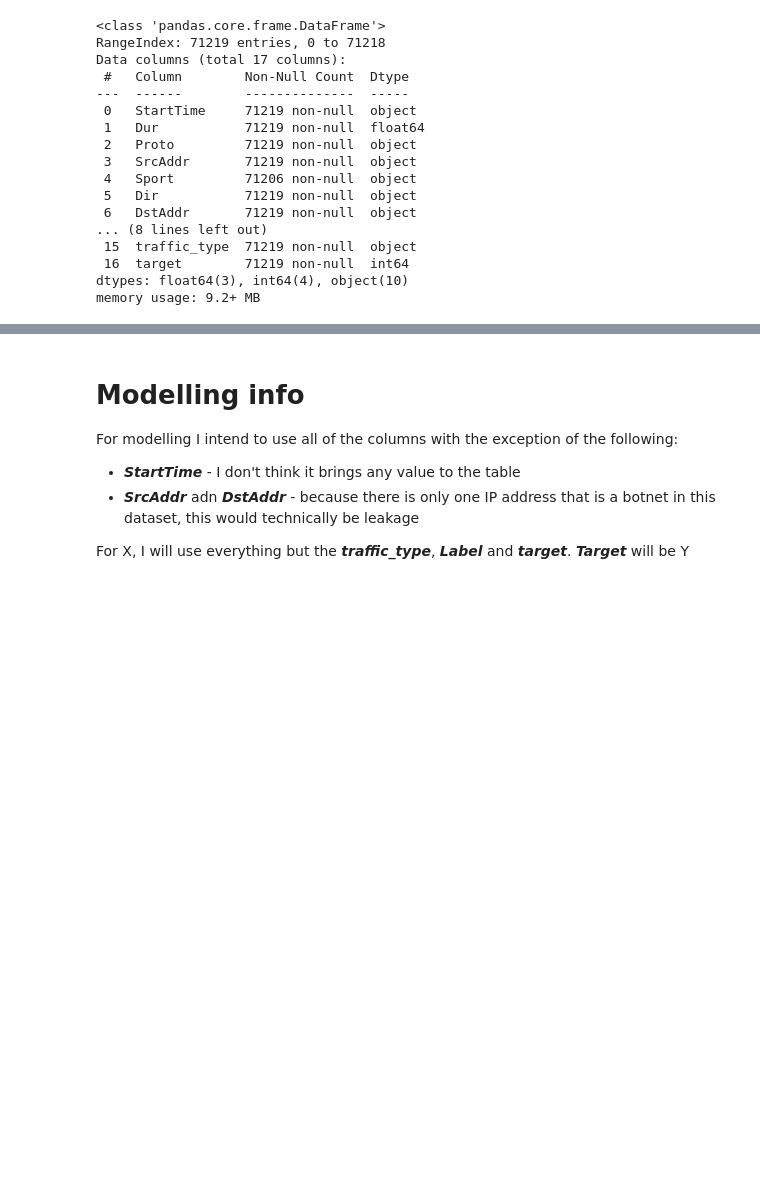
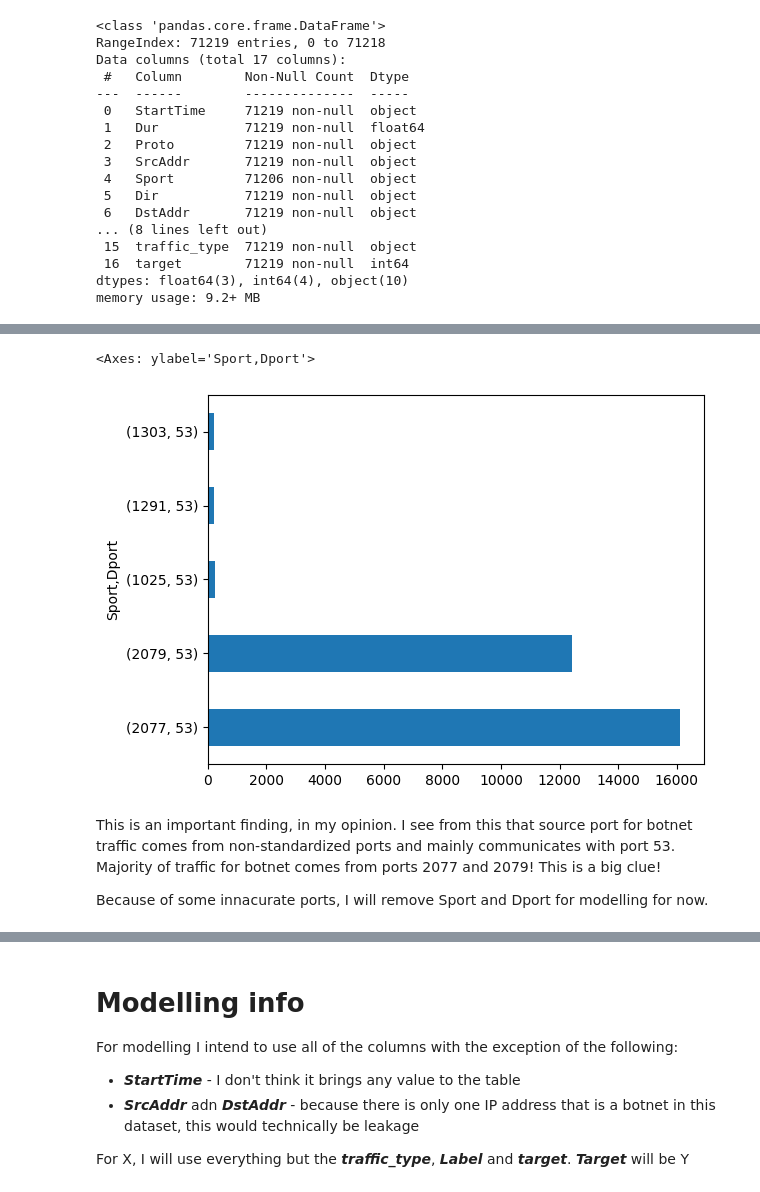
Before and after one commit to Ch3ddarr/dsb_capstone, a Jupyter notebook: capstone2/02_Modelling.ipynb, the cells around one changed output, grey strips where cells are left out. Saved outputs shown, nothing was run; the diff lists cells and outputs as text; code cells hidden in the pictures; blank space fills up the shorter version.

```diff
--- a/capstone2/02_Modelling.ipynb
+++ b/capstone2/02_Modelling.ipynb
@@ -42,0 +49,10 @@ memory usage: 9.2+ MB
+# %%
+# From this table I see that botnet traffic communication usually comes from unstandardized ports
+df[df['traffic_type']=='From-Botnet'][['Sport','Dport']].value_counts().sort_values(ascending=False).head(5).plot(kind='barh')
+# %% [output]
+<Axes: ylabel='Sport,Dport'>
+[figure, added]
+# %% [markdown]
+This is an important finding, in my opinion. I see from this that source port for botnet traffic comes from non-standardized ports and mainly communicates with port 53. Majority of traffic for botnet comes from ports 2077 and 2079! This is a big clue!
+
+Because of some innacurate ports, I will remove Sport and Dport for modelling for now.
```
Also changed, not shown: parts of 36 cells of this notebook.
